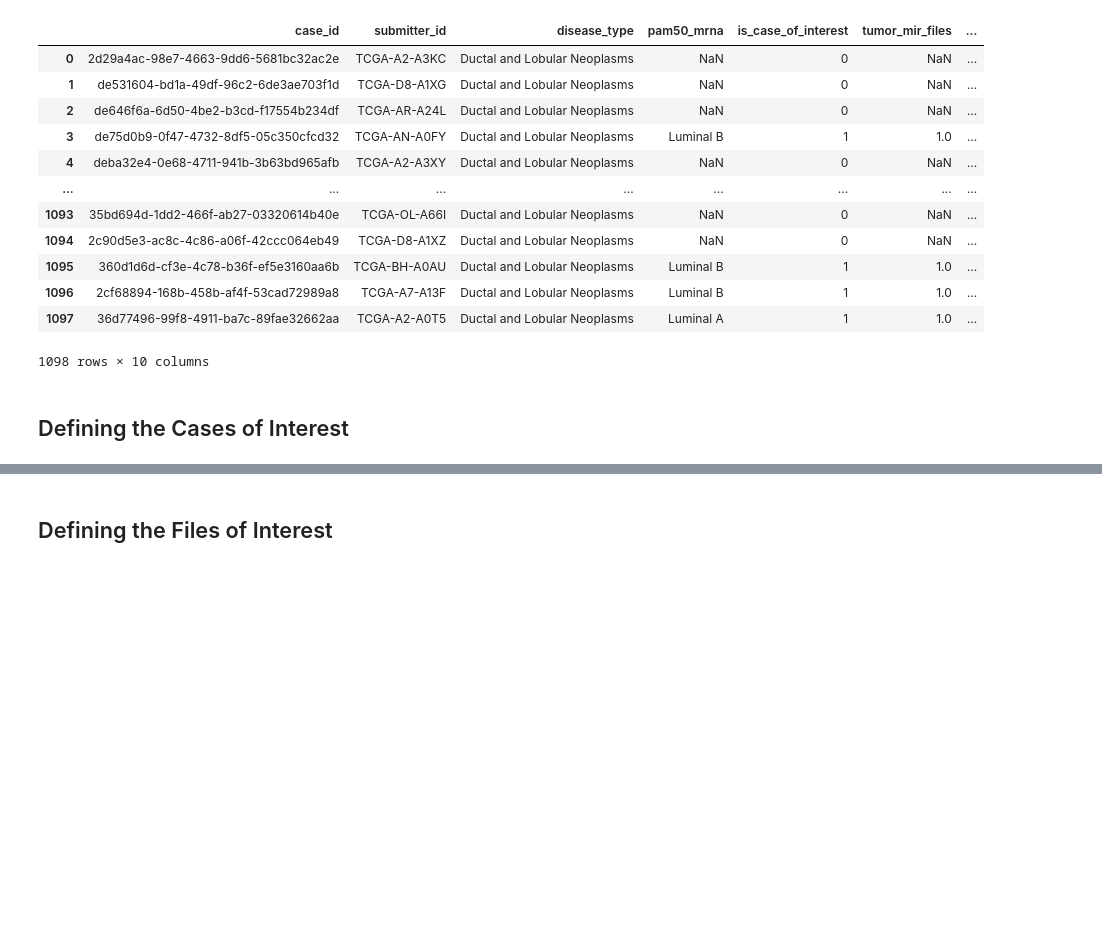
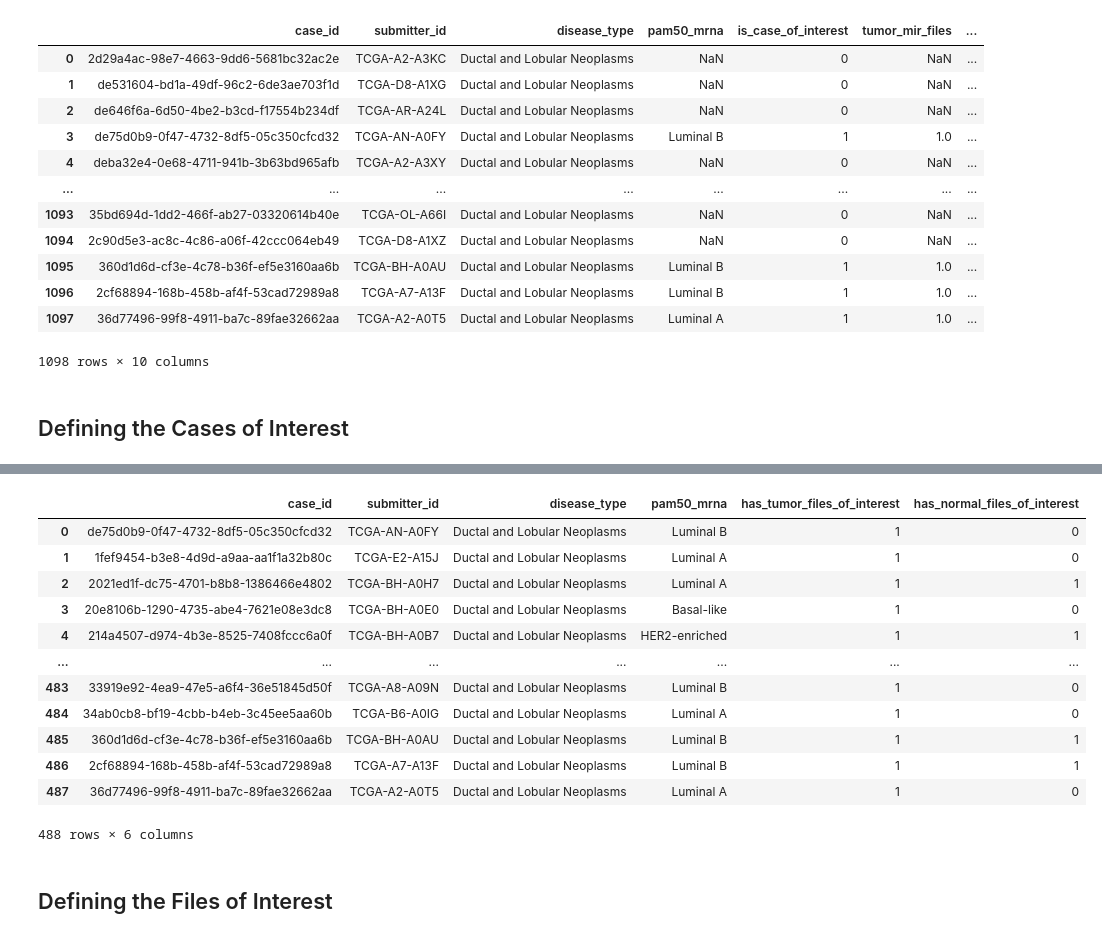
Before and after one commit to MylenaRoberta/pan-cancer-analysis, a Jupyter notebook: notebooks/01_tcga-brca/01_brca-metadata-preprocessing.ipynb, the cells around one changed output, grey strips where cells are left out. Cells and saved outputs as stored; diff of their text form; code cells hidden in the pictures; blank space fills up the shorter version.

```diff
--- a/notebooks/01_tcga-brca/01_brca-metadata-preprocessing.ipynb
+++ b/notebooks/01_tcga-brca/01_brca-metadata-preprocessing.ipynb
@@ -570,2 +582,30 @@ df_cases
+# %%
+# Create the cases of interest metadata DataFrame
+df_cases_of_interest = df_cases \
+    .query('is_case_of_interest == 1') \
+    .drop(columns=['is_case_of_interest']) \
+    .reset_index(drop=True)
+
+# Store the cases of interest metadata DataFrame in a CSV file
+df_cases_of_interest.to_csv(
+    BRCA_INTERIM_FILE_PATHS['cases-of-interest'], index=False
+)
+# %%
+# Print the cases of interest metadata DataFrame
+df_cases_of_interest
+# %% [output]
+|  | case_id | submitter_id | disease_type | pam50_mrna | has_tumor_files_of_interest | has_normal_files_of_interest |
+| 0 | de75d0b9-0f47-4732-8df5-05c350cfcd32 | TCGA-AN-A0FY | Ductal and Lobular Neoplasms | Luminal B | 1 | 0 |
+| 1 | 1fef9454-b3e8-4d9d-a9aa-aa1f1a32b80c | TCGA-E2-A15J | Ductal and Lobular Neoplasms | Luminal A | 1 | 0 |
+| 2 | 2021ed1f-dc75-4701-b8b8-1386466e4802 | TCGA-BH-A0H7 | Ductal and Lobular Neoplasms | Luminal A | 1 | 1 |
+| 3 | 20e8106b-1290-4735-abe4-7621e08e3dc8 | TCGA-BH-A0E0 | Ductal and Lobular Neoplasms | Basal-like | 1 | 0 |
+| 4 | 214a4507-d974-4b3e-8525-7408fccc6a0f | TCGA-BH-A0B7 | Ductal and Lobular Neoplasms | HER2-enriched | 1 | 1 |
+| ... | ... | ... | ... | ... | ... | ... |
+| 483 | 33919e92-4ea9-47e5-a6f4-36e51845d50f | TCGA-A8-A09N | Ductal and Lobular Neoplasms | Luminal B | 1 | 0 |
+| 484 | 34ab0cb8-bf19-4cbb-b4eb-3c45ee5aa60b | TCGA-B6-A0IG | Ductal and Lobular Neoplasms | Luminal A | 1 | 0 |
+| 485 | 360d1d6d-cf3e-4c78-b36f-ef5e3160aa6b | TCGA-BH-A0AU | Ductal and Lobular Neoplasms | Luminal B | 1 | 1 |
+| 486 | 2cf68894-168b-458b-af4f-53cad72989a8 | TCGA-A7-A13F | Ductal and Lobular Neoplasms | Luminal B | 1 | 1 |
+| 487 | 36d77496-99f8-4911-ba7c-89fae32662aa | TCGA-A2-A0T5 | Ductal and Lobular Neoplasms | Luminal A | 1 | 0 |
+488 rows × 6 columns
 # %% [markdown]
 ## Defining the Files of Interest
```
Also changed, not shown: parts of 14 cells of this notebook, 5 other files.
